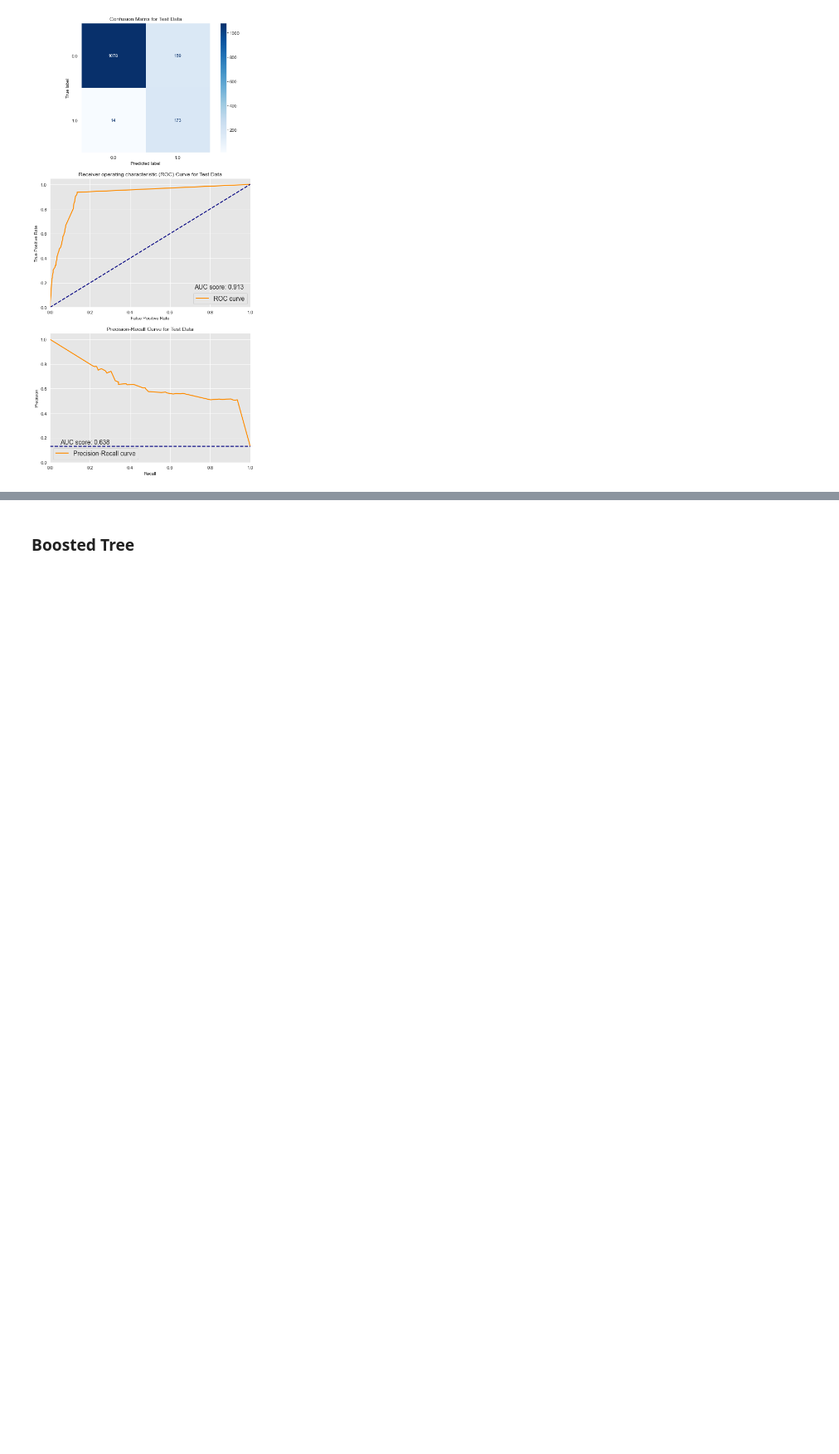
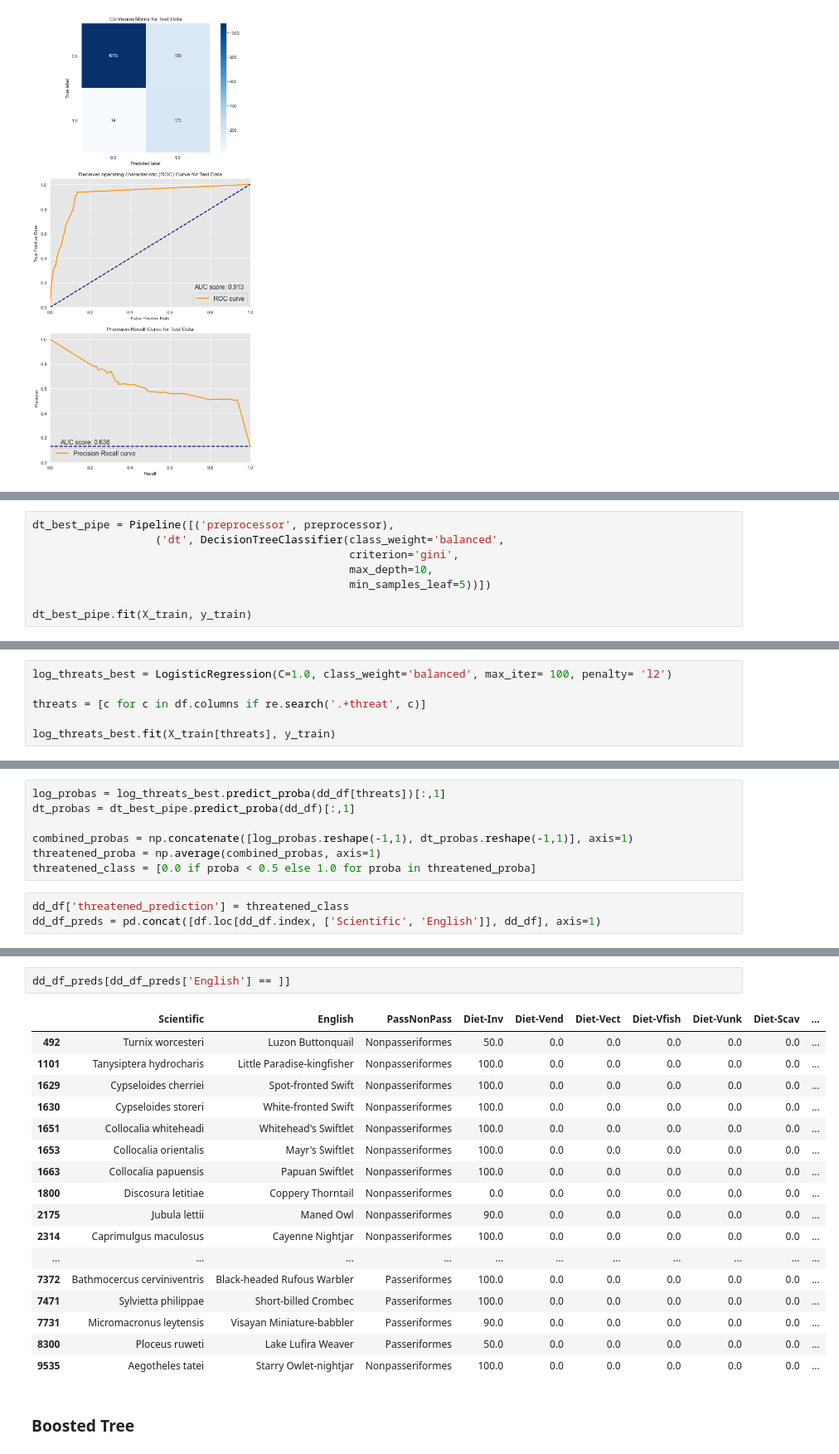
Before and after one commit to andrewwhitman/BirdConservation, a Jupyter notebook: notebooks/Andrew/02-Andrew-Modeling.ipynb, the cells around one changed output, grey strips where cells are left out. Shown: that part at 83% size. Drawn from its saved outputs; the diff is of its cells as text; blank space fills up the shorter version.

```diff
--- a/notebooks/Andrew/02-Andrew-Modeling.ipynb
+++ b/notebooks/Andrew/02-Andrew-Modeling.ipynb
@@ -292,0 +295,8 @@ Best Parameters
+# %%
+dt_best_pipe = Pipeline([('preprocessor', preprocessor),
+                   ('dt', DecisionTreeClassifier(class_weight='balanced',
+                                                 criterion='gini',
+                                                 max_depth=10,
+                                                 min_samples_leaf=5))])
+
+dt_best_pipe.fit(X_train, y_train)
@@ -292,0 +324,6 @@ Best Parameters
+# %%
+log_threats_best = LogisticRegression(C=1.0, class_weight='balanced', max_iter= 100, penalty= 'l2')
+
+threats = [c for c in df.columns if re.search('.+threat', c)]
+
+log_threats_best.fit(X_train[threats], y_train)
@@ -292,0 +357,10 @@ Best Parameters
+# %%
+log_probas = log_threats_best.predict_proba(dd_df[threats])[:,1]
+dt_probas = dt_best_pipe.predict_proba(dd_df)[:,1]
+
+combined_probas = np.concatenate([log_probas.reshape(-1,1), dt_probas.reshape(-1,1)], axis=1)
+threatened_proba = np.average(combined_probas, axis=1)
+threatened_class = [0.0 if proba < 0.5 else 1.0 for proba in threatened_proba]
+# %%
+dd_df['threatened_prediction'] = threatened_class
+dd_df_preds = pd.concat([df.loc[dd_df.index, ['Scientific', 'English']], dd_df], axis=1)
@@ -293,3 +399,23 @@ Best Parameters
+# %%
+dd_df_preds[dd_df_preds['English'] == ]]
+# %% [output]
+|  | Scientific | English | PassNonPass | Diet-Inv | Diet-Vend | Diet-Vect | Diet-Vfish | Diet-Vunk | Diet-Scav | ... |
+| 492 | Turnix worcesteri | Luzon Buttonquail | Nonpasseriformes | 50.0 | 0.0 | 0.0 | 0.0 | 0.0 | 0.0 | ... |
+| 1101 | Tanysiptera hydrocharis | Little Paradise-kingfisher | Nonpasseriformes | 100.0 | 0.0 | 0.0 | 0.0 | 0.0 | 0.0 | ... |
+| 1629 | Cypseloides cherriei | Spot-fronted Swift | Nonpasseriformes | 100.0 | 0.0 | 0.0 | 0.0 | 0.0 | 0.0 | ... |
+| 1630 | Cypseloides storeri | White-fronted Swift | Nonpasseriformes | 100.0 | 0.0 | 0.0 | 0.0 | 0.0 | 0.0 | ... |
+| 1651 | Collocalia whiteheadi | Whitehead's Swiftlet | Nonpasseriformes | 100.0 | 0.0 | 0.0 | 0.0 | 0.0 | 0.0 | ... |
+| 1653 | Collocalia orientalis | Mayr's Swiftlet | Nonpasseriformes | 100.0 | 0.0 | 0.0 | 0.0 | 0.0 | 0.0 | ... |
+| 1663 | Collocalia papuensis | Papuan Swiftlet | Nonpasseriformes | 100.0 | 0.0 | 0.0 | 0.0 | 0.0 | 0.0 | ... |
+| 1800 | Discosura letitiae | Coppery Thorntail | Nonpasseriformes | 0.0 | 0.0 | 0.0 | 0.0 | 0.0 | 0.0 | ... |
+| 2175 | Jubula lettii | Maned Owl | Nonpasseriformes | 90.0 | 0.0 | 0.0 | 0.0 | 0.0 | 0.0 | ... |
+| 2314 | Caprimulgus maculosus | Cayenne Nightjar | Nonpasseriformes | 100.0 | 0.0 | 0.0 | 0.0 | 0.0 | 0.0 | ... |
+| ... | ... | ... | ... | ... | ... | ... | ... | ... | ... | ... |
+| 7372 | Bathmocercus cerviniventris | Black-headed Rufous Warbler | Passeriformes | 100.0 | 0.0 | 0.0 | 0.0 | 0.0 | 0.0 | ... |
+| 7471 | Sylvietta philippae | Short-billed Crombec | Passeriformes | 100.0 | 0.0 | 0.0 | 0.0 | 0.0 | 0.0 | ... |
+| 7731 | Micromacronus leytensis | Visayan Miniature-babbler | Passeriformes | 90.0 | 0.0 | 0.0 | 0.0 | 0.0 | 0.0 | ... |
+| 8300 | Ploceus ruweti | Lake Lufira Weaver | Passeriformes | 50.0 | 0.0 | 0.0 | 0.0 | 0.0 | 0.0 | ... |
+| 9535 | Aegotheles tatei | Starry Owlet-nightjar | Nonpasseriformes | 100.0 | 0.0 | 0.0 | 0.0 | 0.0 | 0.0 | ... |
 # %% [markdown]
 ### Boosted Tree
 # %%
```
Also changed, not shown: parts of 15 cells of this notebook, 2 other files.
